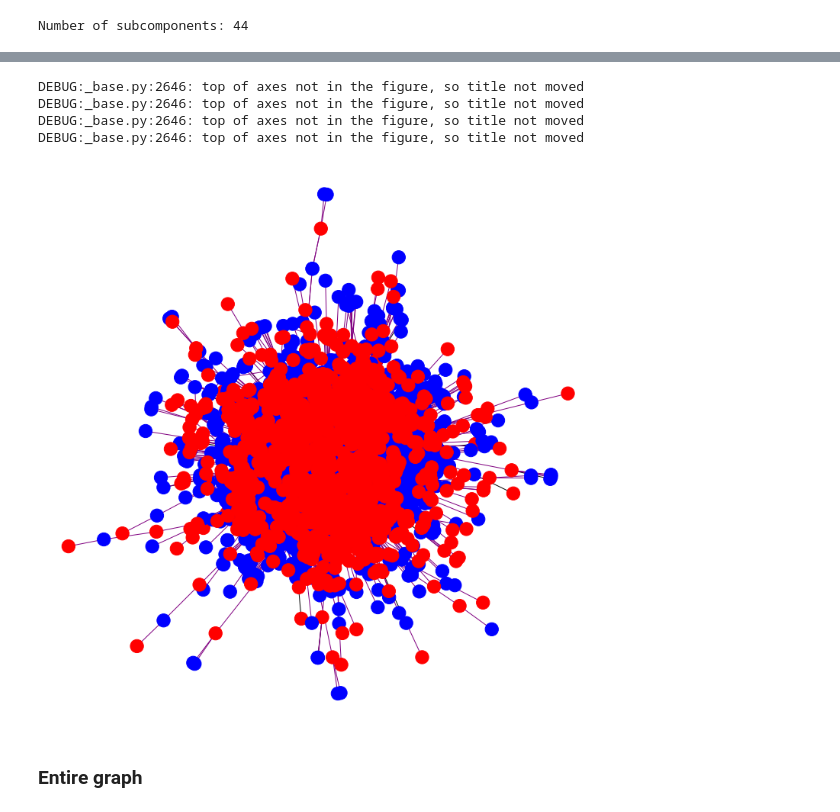
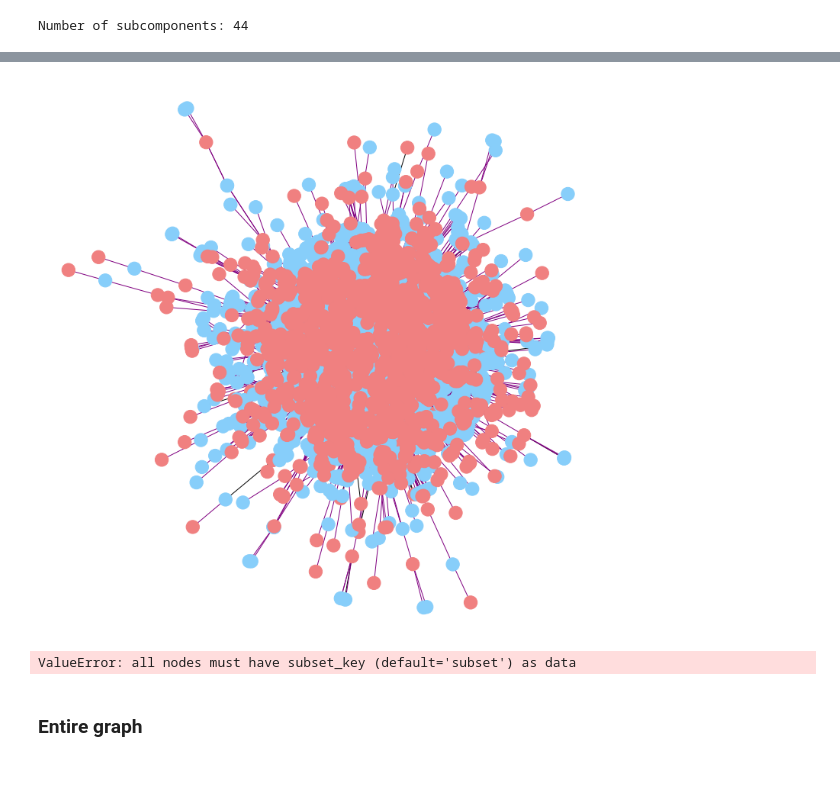
Before and after one commit to birgitsormus/noun-adj-classification, a Jupyter notebook: data exploration.ipynb, the cells around one changed output, grey strips where cells are left out. Drawn from its saved outputs; the diff is of its cells as text; code cells hidden in the pictures; blank space fills up the shorter version.

```diff
--- a/data exploration.ipynb
+++ b/data exploration.ipynb
@@ -2,7 +2,7 @@
 import psycopg2
 # %%
 con = psycopg2.connect(user = "postgres",
-                       password = "birgit123",
+                       password = "",
                        host = "127.0.0.1",
                        port = "5432",
                        database = "adj_noun_pairs")
@@ -1619,14 +1639,21 @@ largest_cc2 = G.subgraph(max(nx.connected_components(G), key=len)).copy()
 # %%
 plt.figure(figsize=(10, 10))
 #pos = nx.drawing.layout.circular_layout(G)
-nx.draw(largest_cc2, node_color=['blue' if largest_cc2.nodes[node]['pos'] == 'noun' else 'red' for node in largest_cc2.nodes()], edge_color=['black' if largest_cc2.edges[edge]['frequency'] == 'top1000' else 'purple' for edge in largest_cc2.edges()])
+nx.draw(largest_cc2, node_color=['lightskyblue' if largest_cc2.nodes[node]['pos'] == 'noun' else 'lightcoral' for node in largest_cc2.nodes()], edge_color=['black' if largest_cc2.edges[edge]['frequency'] == 'top1000' else 'purple' for edge in largest_cc2.edges()])
+# plt.savefig("graaf_suurim_alamkomponent.png")
 plt.show()
 # %% [output]
-DEBUG:_base.py:2646: top of axes not in the figure, so title not moved
-DEBUG:_base.py:2646: top of axes not in the figure, so title not moved
-DEBUG:_base.py:2646: top of axes not in the figure, so title not moved
-DEBUG:_base.py:2646: top of axes not in the figure, so title not moved
-[figure, old version]
+[figure, new version]
+# %%
+# G = multilayered_graph(*subset_sizes)
+color = ["lightskyblue", "lightcoral"]
+pos = nx.multipartite_layout(largest_cc2, subset_key="pos")
+plt.figure(figsize=(8, 8))
+nx.draw(largest_cc2, pos, node_color=color, with_labels=False)
+plt.axis("equal")
+plt.show()
+# %% [output]
+ValueError: all nodes must have subset_key (default='subset') as data
 # %% [markdown]
 ### Entire graph
 # %%
```
Also changed, not shown: parts of 15 cells of this notebook, 3 other files.
